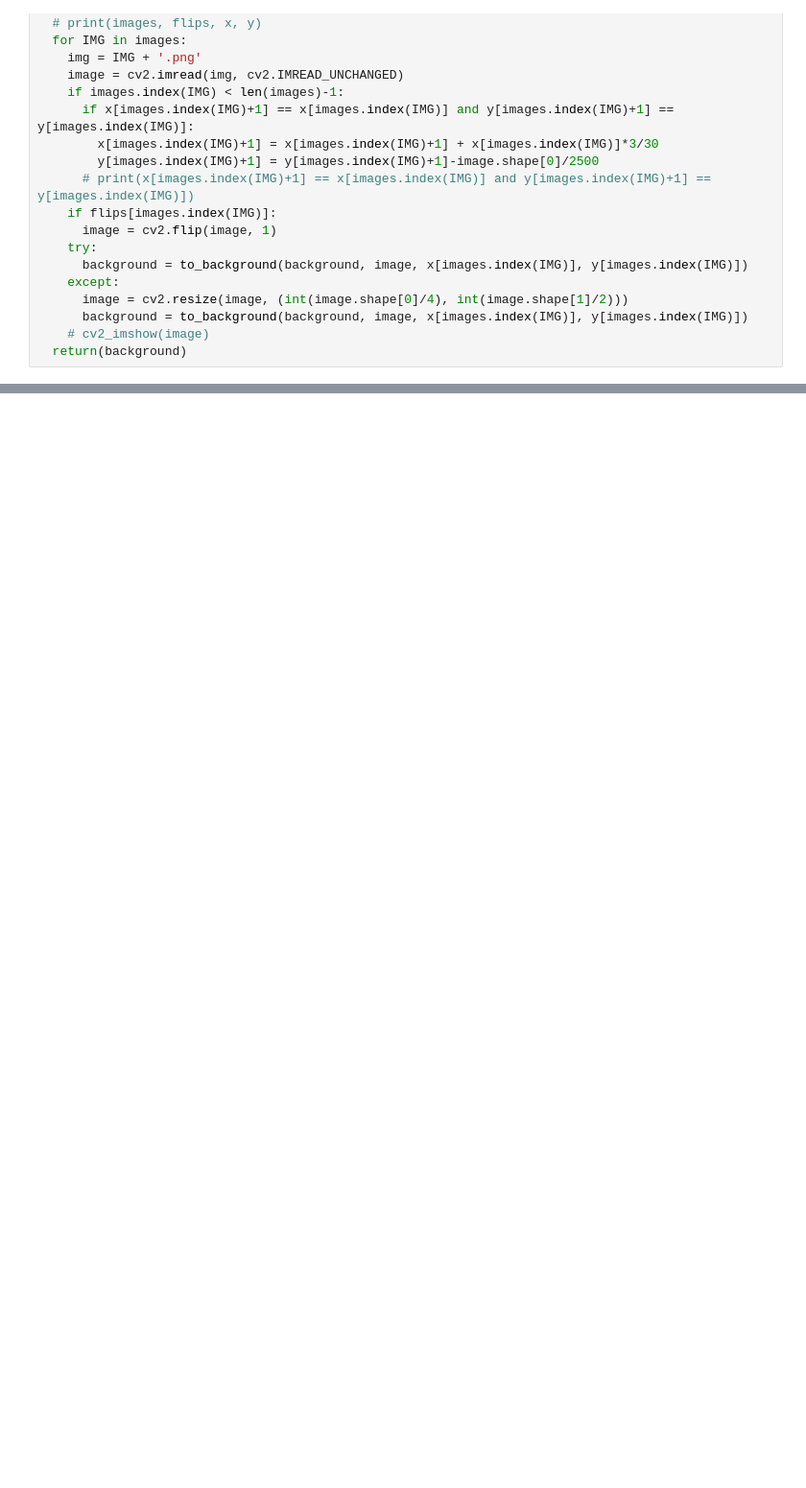
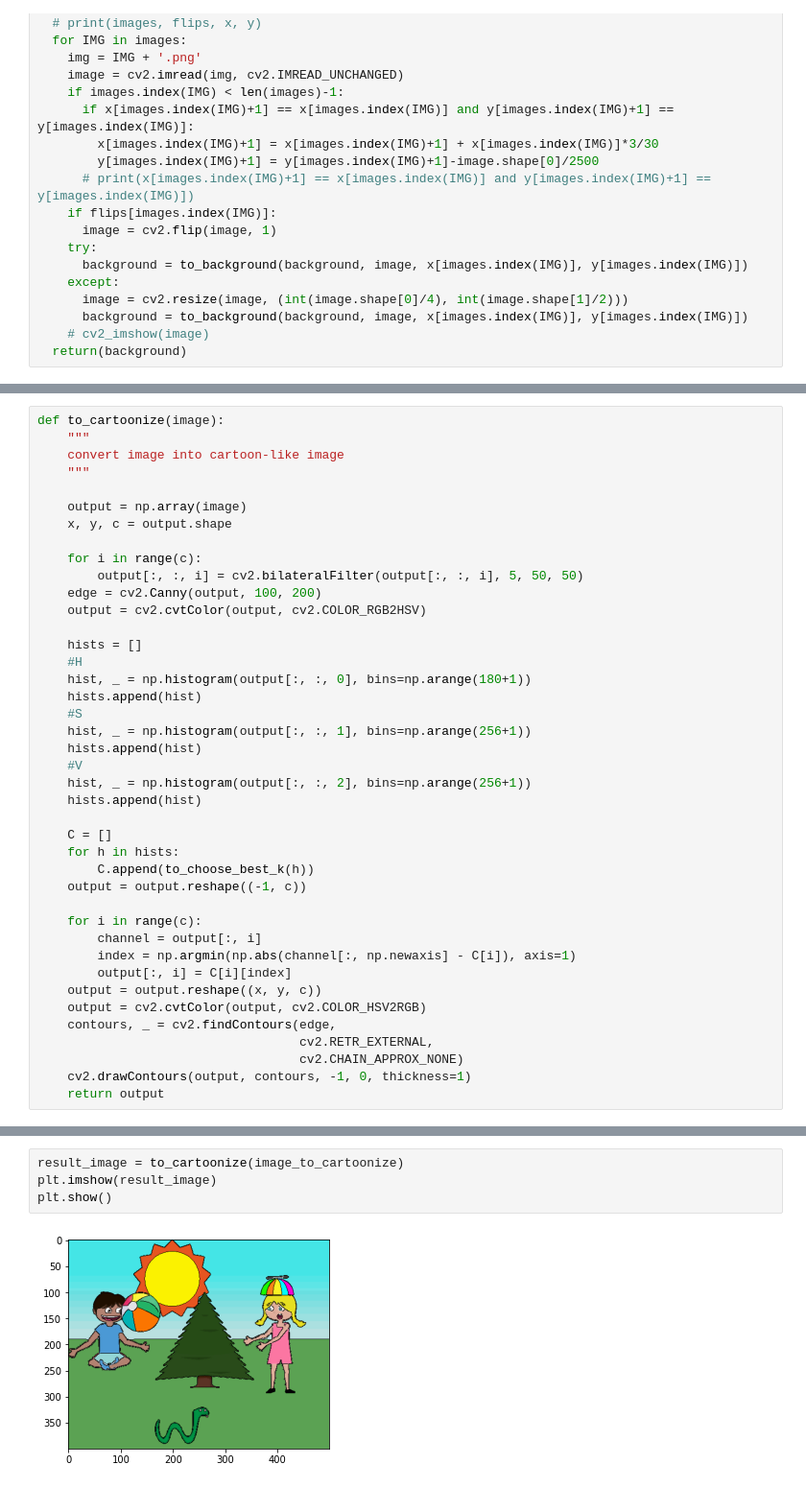
Before and after one commit to UralmashFox/CV_Project, a Jupyter notebook: CV_project.ipynb, the cells around one changed output, grey strips where cells are left out. Shown: that part at 96% size. Saved outputs shown, nothing was run; the diff lists cells and outputs as text; blank space fills up the shorter version.

```diff
--- a/CV_project.ipynb
+++ b/CV_project.ipynb
@@ -176,0 +220,41 @@ cv2_imshow(final_image)
+# %%
+def to_cartoonize(image):
+    """
+    convert image into cartoon-like image
+    """
+
+    output = np.array(image)
+    x, y, c = output.shape
+
+    for i in range(c):
+        output[:, :, i] = cv2.bilateralFilter(output[:, :, i], 5, 50, 50)
+    edge = cv2.Canny(output, 100, 200)
+    output = cv2.cvtColor(output, cv2.COLOR_RGB2HSV)
+
+    hists = []
+    #H
+    hist, _ = np.histogram(output[:, :, 0], bins=np.arange(180+1))
+    hists.append(hist)
+    #S
+    hist, _ = np.histogram(output[:, :, 1], bins=np.arange(256+1))
+    hists.append(hist)
+    #V
+    hist, _ = np.histogram(output[:, :, 2], bins=np.arange(256+1))
+    hists.append(hist)
+
+    C = []
+    for h in hists:
+        C.append(to_choose_best_k(h))
+    output = output.reshape((-1, c))
+
+    for i in range(c):
+        channel = output[:, i]
+        index = np.argmin(np.abs(channel[:, np.newaxis] - C[i]), axis=1)
+        output[:, i] = C[i][index]
+    output = output.reshape((x, y, c))
+    output = cv2.cvtColor(output, cv2.COLOR_HSV2RGB)
+    contours, _ = cv2.findContours(edge,
+                                   cv2.RETR_EXTERNAL,
+                                   cv2.CHAIN_APPROX_NONE)
+    cv2.drawContours(output, contours, -1, 0, thickness=1)
+    return output
@@ -176,0 +332,6 @@ cv2_imshow(final_image)
+# %%
+result_image = to_cartoonize(image_to_cartoonize)
+plt.imshow(result_image)
+plt.show()
+# %% [output]
+[figure, added]
```
Also changed, not shown: parts of 10 cells of this notebook.
